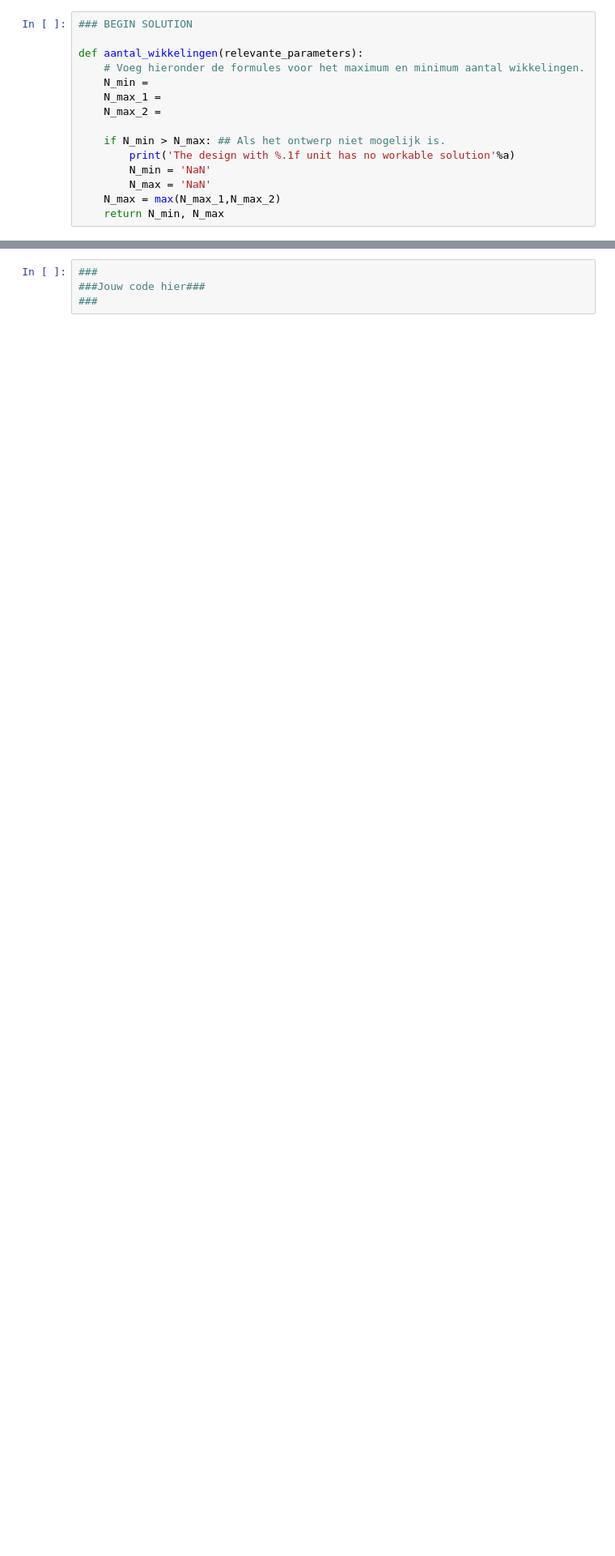
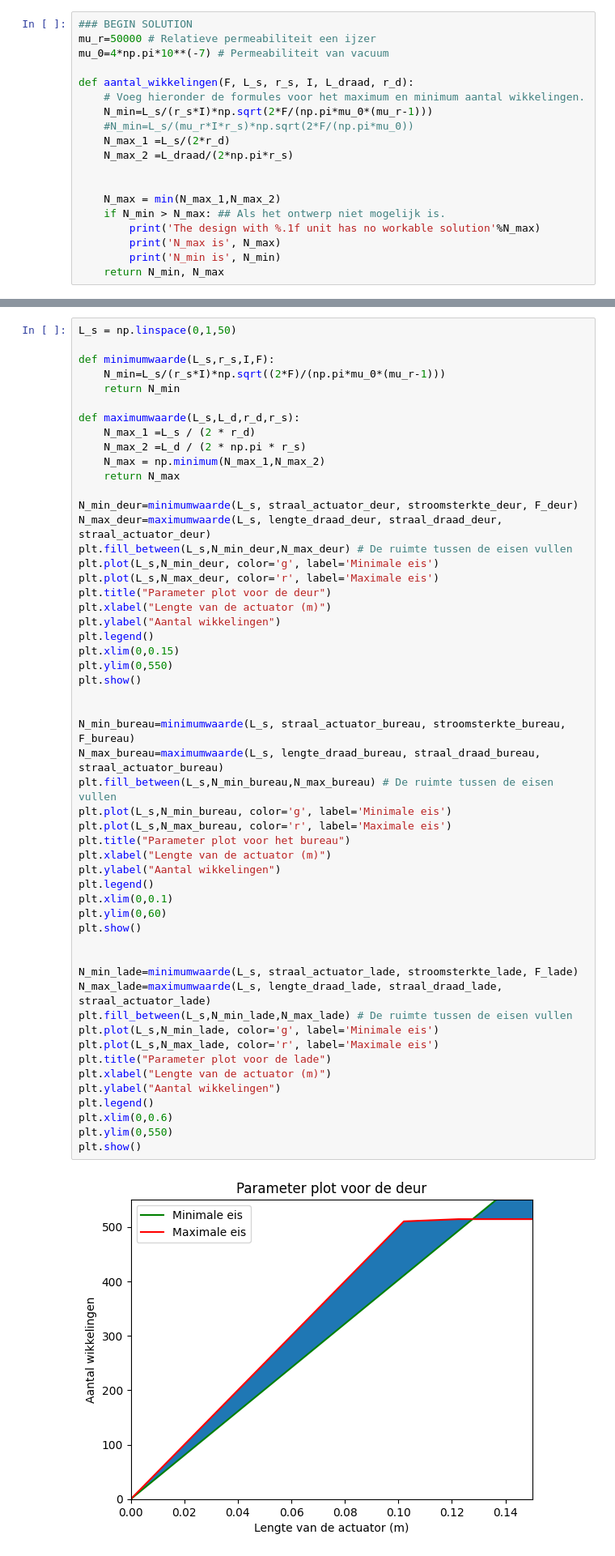
Before and after one commit to BobVill/opdrachten-DEF-D, a Jupyter notebook: KrachtactuatorOpdracht.ipynb, the cells around one changed output, grey strips where cells are left out. Shown at 81% size. Saved outputs shown, nothing was run; the diff lists cells and outputs as text; blank space fills up the shorter version.

```diff
--- a/KrachtactuatorOpdracht.ipynb
+++ b/KrachtactuatorOpdracht.ipynb
@@ -151,16 +189,20 @@ Het maximum aantal wikkelingen is de kleinste van voorwaarde 2) en 3). Geef een
 Plaats hier een png met jullie eventuele analytische afleiding.
 # %%
 ### BEGIN SOLUTION
+mu_r=50000 # Relatieve permeabiliteit een ijzer
+mu_0=4*np.pi*10**(-7) # Permeabiliteit van vacuum
 
-def aantal_wikkelingen(relevante_parameters):
+def aantal_wikkelingen(F, L_s, r_s, I, L_draad, r_d):
     # Voeg hieronder de formules voor het maximum en minimum aantal wikkelingen.
-    N_min =
-    N_max_1 =
-    N_max_2 =
+    N_min=L_s/(r_s*I)*np.sqrt(2*F/(np.pi*mu_0*(mu_r-1)))
+    #N_min=L_s/(mu_r*I*r_s)*np.sqrt(2*F/(np.pi*mu_0))
+    N_max_1 =L_s/(2*r_d)
+    N_max_2 =L_draad/(2*np.pi*r_s)
 
+
+    N_max = min(N_max_1,N_max_2)
     if N_min > N_max: ## Als het ontwerp niet mogelijk is.
-        print('The design with %.1f unit has no workable solution'%a)
-        N_min = 'NaN'
-        N_max = 'NaN'
-    N_max = max(N_max_1,N_max_2)
+        print('The design with %.1f unit has no workable solution'%N_max)
+        print('N_max is', N_max)
+        print('N_min is', N_min)
     return N_min, N_max
@@ -182,6 +225,57 @@ plt.ylabel("y")
 
 Maak een parameterplot met behulp van bovenstaand gedefinieerde functie voor de drie solenoideactuatoren voor $L_s$ tussen 0 en 1 m in 50 stappen. Een parameter plot ziet er hier uit als een plot tussen het minimale aantal wikkelingen en het maximaal aantal wikkelingen.
 # %%
-###
-###Jouw code hier###
-###
+L_s = np.linspace(0,1,50)
+
+def minimumwaarde(L_s,r_s,I,F):
+    N_min=L_s/(r_s*I)*np.sqrt((2*F)/(np.pi*mu_0*(mu_r-1)))
+    return N_min
+
+def maximumwaarde(L_s,L_d,r_d,r_s):
+    N_max_1 =L_s / (2 * r_d)
+    N_max_2 =L_d / (2 * np.pi * r_s)
+    N_max = np.minimum(N_max_1,N_max_2)
+    return N_max
+
+N_min_deur=minimumwaarde(L_s, straal_actuator_deur, stroomsterkte_deur, F_deur)
+N_max_deur=maximumwaarde(L_s, lengte_draad_deur, straal_draad_deur, straal_actuator_deur)
+plt.fill_between(L_s,N_min_deur,N_max_deur) # De ruimte tussen de eisen vullen
+plt.plot(L_s,N_min_deur, color='g', label='Minimale eis')
+plt.plot(L_s,N_max_deur, color='r', label='Maximale eis')
+plt.title("Parameter plot voor de deur")
+plt.xlabel("Lengte van de actuator (m)")
+plt.ylabel("Aantal wikkelingen")
+plt.legend()
+plt.xlim(0,0.15)
+plt.ylim(0,550)
+plt.show()
+
+
+N_min_bureau=minimumwaarde(L_s, straal_actuator_bureau, stroomsterkte_bureau, F_bureau)
+N_max_bureau=maximumwaarde(L_s, lengte_draad_bureau, straal_draad_bureau, straal_actuator_bureau)
+plt.fill_between(L_s,N_min_bureau,N_max_bureau) # De ruimte tussen de eisen vullen
+plt.plot(L_s,N_min_bureau, color='g', label='Minimale eis')
+plt.plot(L_s,N_max_bureau, color='r', label='Maximale eis')
+plt.title("Parameter plot voor het bureau")
+plt.xlabel("Lengte van de actuator (m)")
+plt.ylabel("Aantal wikkelingen")
+plt.legend()
+plt.xlim(0,0.1)
+plt.ylim(0,60)
+plt.show()
+
+
+N_min_lade=minimumwaarde(L_s, straal_actuator_lade, stroomsterkte_lade, F_lade)
+N_max_lade=maximumwaarde(L_s, lengte_draad_lade, straal_draad_lade, straal_actuator_lade)
+plt.fill_between(L_s,N_min_lade,N_max_lade) # De ruimte tussen de eisen vullen
+plt.plot(L_s,N_min_lade, color='g', label='Minimale eis')
+plt.plot(L_s,N_max_lade, color='r', label='Maximale eis')
+plt.title("Parameter plot voor de lade")
+plt.xlabel("Lengte van de actuator (m)")
+plt.ylabel("Aantal wikkelingen")
+plt.legend()
+plt.xlim(0,0.6)
+plt.ylim(0,550)
+plt.show()
+# %% [output]
+[figure, added]
```
Also changed, not shown: parts of 14 cells of this notebook, 2 other files.
